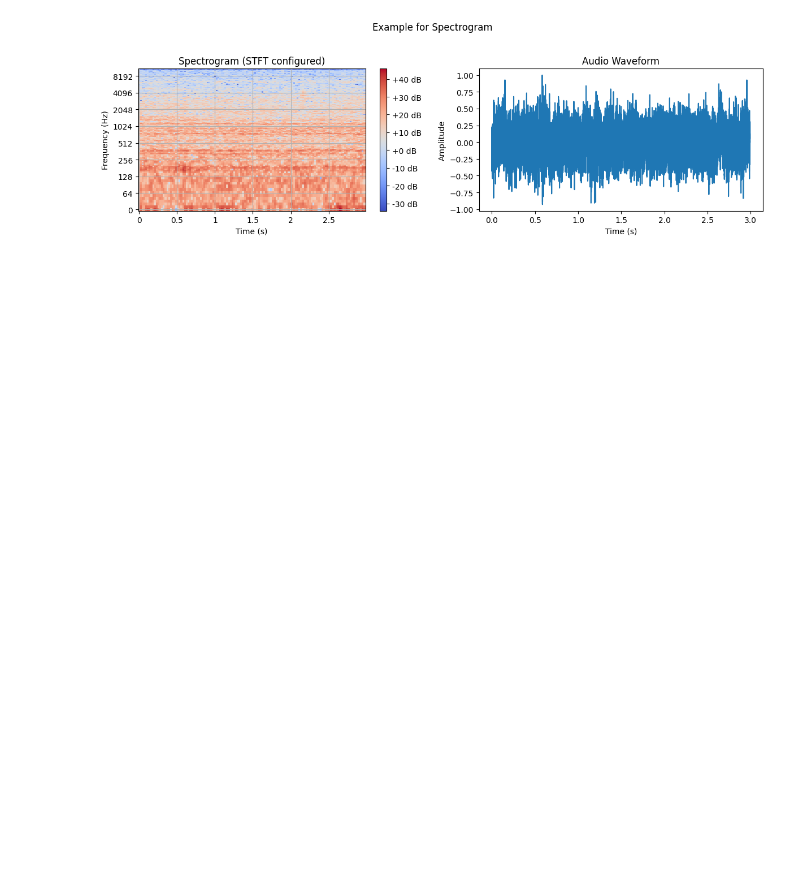
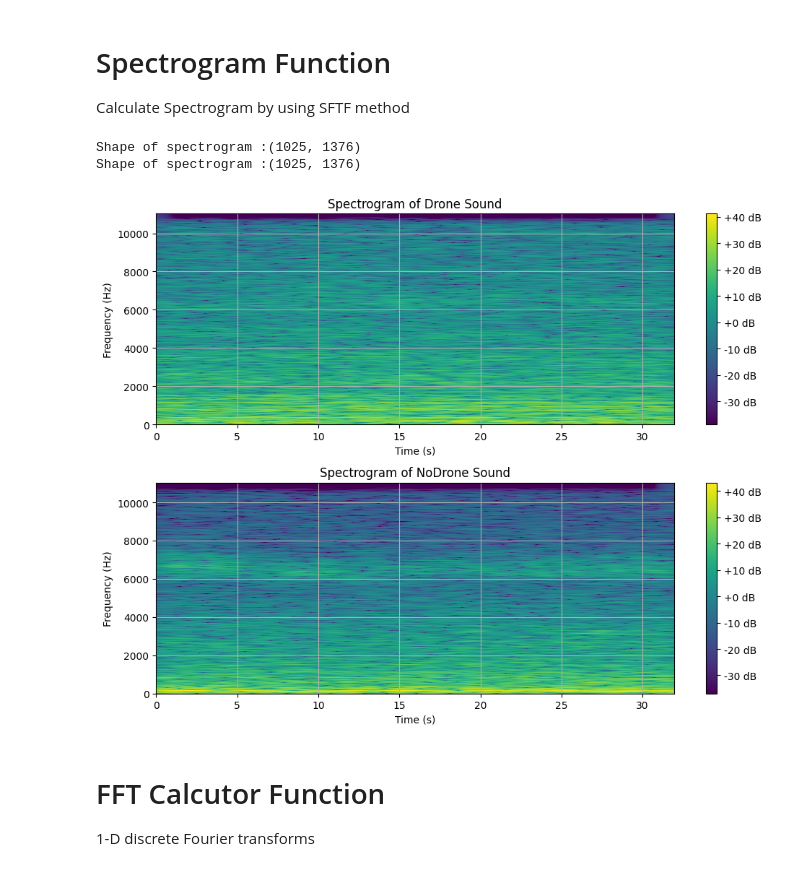
Before and after one commit to PanyaHantula/AcousticDroneDetection, a Jupyter notebook: AudioAnalysis.ipynb, the cells around one changed output. Cells and saved outputs as stored; diff of their text form; code cells hidden in the pictures; blank space fills up the shorter version.

Commit message:
new code for filter FFT and spectrogram. include Power Spectrogram Density (PSD) to compare between Drone sound and NoDron Sound

```diff
--- a/AudioAnalysis.ipynb
+++ b/AudioAnalysis.ipynb
@@ -5,0 +15,16 @@ import numpy as np
+# %%
+# Load the Drone audio file
+audio_file = './dataset/train/Drone/5m-50m-ex6.wav'  # Replace with your audio file path
+#audio_file = './dataset/train/No_Drone/เสียงธรรมชาติ(New_Sound)-ex19.wav'
+#audio_file = './dataset/train/No_Drone/เสียงธรรมชาติ(New_Sound)-ex12.wav'
+y, fs = librosa.load(audio_file)  # , duration=20)
+
+y = y[:22000]
+timesDuration = librosa.get_duration(y=y, sr=fs)
+
+# normalize audio
+max_value = np.max(np.abs(y))       # Determine the maximum values
+audio_Drone = y/max_value           # Use max_value and normalize sound data to get values between -1 & +1
+
+print(f'Sampling Rate: {fs} Hz')
+print(f'Audio Duration: {timesDuration:.0f} seconds')
@@ -31,8 +78,11 @@ Configure the STFT
+# %% [markdown]
+# Spectrogram Function
+Calculate Spectrogram by using SFTF method
 # %%
-# Configure the STFT
+# Calculate Spectrogram by using SFTF method
 def spectrogram_cal(data):
     n_fft = 2048       # Length of FFT window
-    hop_length = 512   # Number of samples between frames
+    hop_length = 16   # Number of samples between frames
     win_length = 2048  # Length of the window
     window = 'hann'    # Windowing function
 
@@ -42,30 +92,36 @@ def spectrogram_cal(data):
 
     return spectrogram_db
 # %%
-# calurate Spectrogram
-Audio = audio_normalize
-spectrogram_db = spectrogram_cal(Audio)
+# ------- Plot Spectrogram ---------
+spectrogram_Drone = spectrogram_cal(audio_Drone)
+print("Shape of spectrogram :" + str(spectrogram_Drone.shape))
 
-# Plot Spectrogram
-plt.figure(figsize=(12, 4))
-plt.suptitle(f'Example for Spectrogram')
-plt.subplot(1, 2, 1)
-plt.title(f'Spectrogram')
-librosa.display.specshow(spectrogram_db, sr=sr, x_axis='time', y_axis='log', cmap='coolwarm')
+plt.figure(figsize=(10, 8))
+plt.subplot(2, 1, 1)
+
+librosa.display.specshow(spectrogram_Drone, sr=fs, x_axis='time', y_axis='linear', cmap='viridis')
+#cmap = 'viridis', 'plasma', 'inferno', 'magma', 'cividis'
 plt.colorbar(format='%+2.0f dB')
-plt.title('Spectrogram (STFT configured)')
+plt.title(f'Spectrogram of Drone Sound')
 plt.xlabel('Time (s)')
 plt.ylabel('Frequency (Hz)')
 plt.grid()
+
+spectrogram_NoDrone = spectrogram_cal(audio_NoDrone)
+print("Shape of spectrogram :" + str(spectrogram_NoDrone.shape))
+
+plt.subplot(2, 1, 2)
+librosa.display.specshow(spectrogram_NoDrone, sr=fs, x_axis='time', y_axis='linear', cmap='viridis')
 #cmap = 'viridis', 'plasma', 'inferno', 'magma', 'cividis'
-
-plt.subplot(1, 2, 2)
-plt.title(f'Audio Waveform')
-plt.plot(np.linspace(0, len(Audio) / sr, len(Audio)), Audio)
+plt.colorbar(format='%+2.0f dB')
+plt.title(f'Spectrogram of NoDrone Sound')
 plt.xlabel('Time (s)')
-plt.ylabel('Amplitude')
+plt.ylabel('Frequency (Hz)')
+plt.grid()
 
 plt.tight_layout(rect=[0, 0, 1, 0.95])
 plt.show()
 # %% [output]
+Shape of spectrogram :(1025, 1376)
+Shape of spectrogram :(1025, 1376)
-[figure, old version]
+[figure, new version]
@@ -102,0 +128,3 @@ audio_HPF = butter_highpass_filter(audio_normalize,freq_cutoff,sr)
+# %% [markdown]
+# FFT Calcutor Function
+1-D discrete Fourier transforms
```
Also changed, not shown: parts of 26 cells of this notebook, 4 other files.
